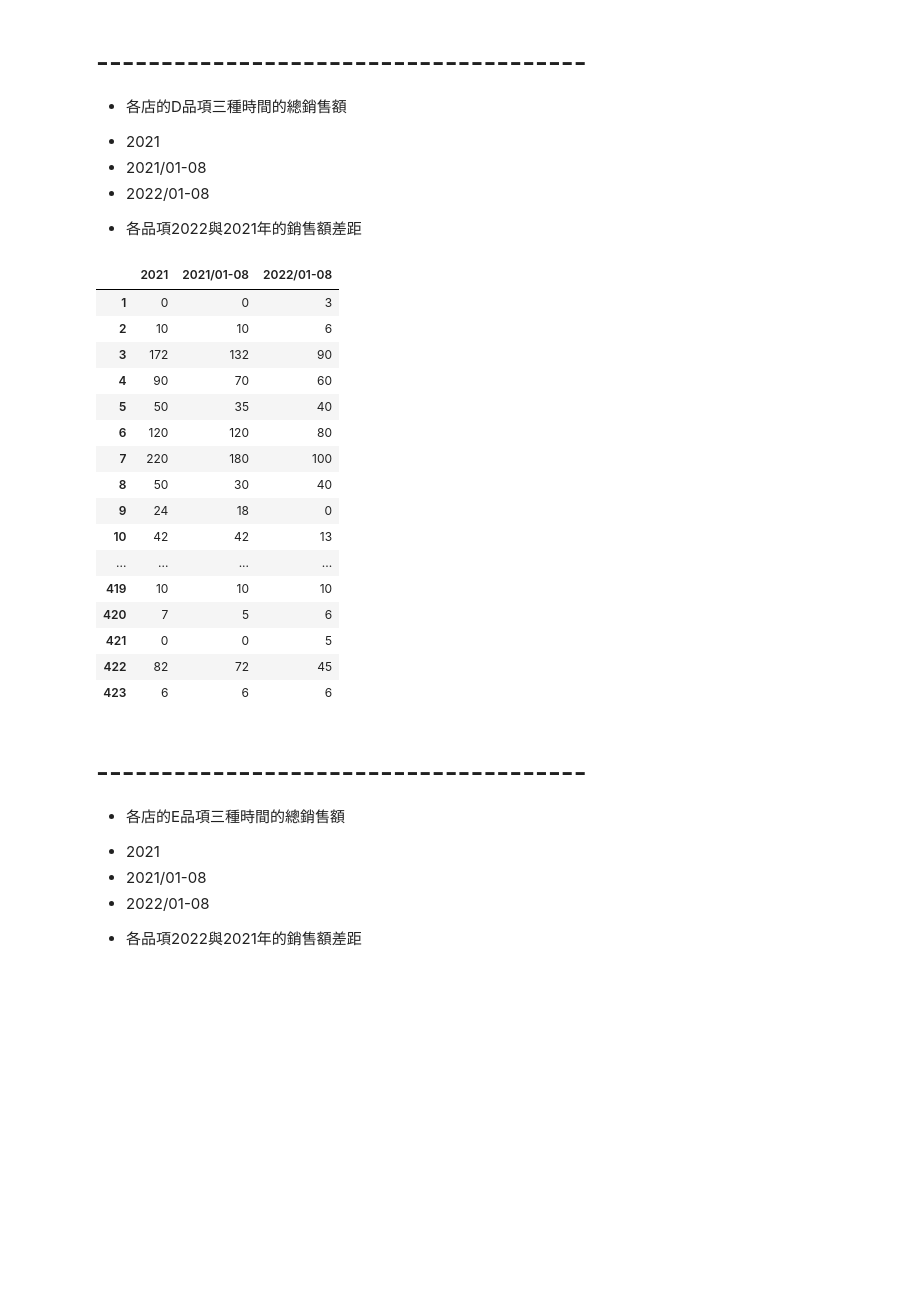
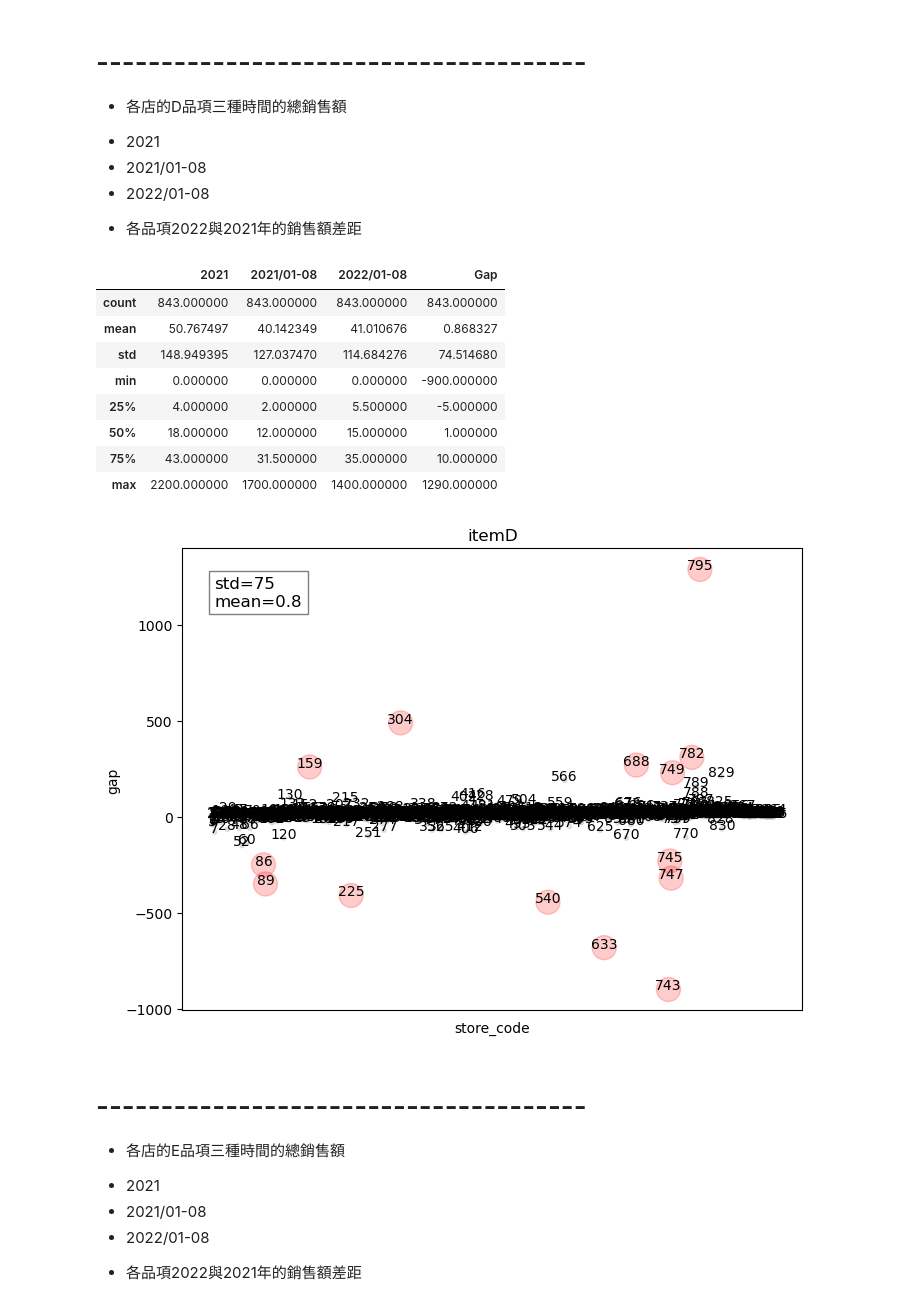
Before and after one commit to nana89823/Interview_test, a Jupyter notebook: 各店的各品項三種時間的總銷售額.ipynb, the cells around one changed output. Saved outputs shown, nothing was run; the diff lists cells and outputs as text; code cells hidden in the pictures; blank space fills up the shorter version.

```diff
--- a/各店的各品項三種時間的總銷售額.ipynb
+++ b/各店的各品項三種時間的總銷售額.ipynb
@@ -216,34 +285,63 @@ dfC
 totalByStore_2021_D = df[df.loc[:,"品項"] == "D"].loc[:,"2021/01":"2021/12"].apply(pd.to_numeric).sum(axis=1)
 totalByStore_1_8_2021_D = df[df.loc[:,"品項"] == "D"].loc[:,"2021/01":"2021/08"].apply(pd.to_numeric).sum(axis=1)
 totalByStore_1_8_2022_D = df[df.loc[:,"品項"] == "D"].loc[:,"2022/01":"2022/08"].apply(pd.to_numeric).sum(axis=1)
+Gap = totalByStore_1_8_2022_D - totalByStore_1_8_2021_D
 
 # 把index改成店家代號,才能判斷是哪間賣的
 totalByStore_2021_D.index = list(df.loc[2702:3544,"店家代號"])
 totalByStore_1_8_2021_D.index = list(df.loc[2702:3544,"店家代號"])
 totalByStore_1_8_2022_D.index = list(df.loc[2702:3544,"店家代號"])
+Gap.index = list(df.loc[2702:3544,"店家代號"])
 dfD = pd.DataFrame(totalByStore_2021_D ,columns=["2021"])
 dfD["2021/01-08"] = totalByStore_1_8_2021_D
 dfD["2022/01-08"] = totalByStore_1_8_2022_D
+dfD["Gap"] = Gap
 # %%
-dfD
+dfD.describe()
 # %% [output]
-|  | 2021 | 2021/01-08 | 2022/01-08 |
-| 1 | 0 | 0 | 3 |
-| 2 | 10 | 10 | 6 |
-| 3 | 172 | 132 | 90 |
-| 4 | 90 | 70 | 60 |
-| 5 | 50 | 35 | 40 |
-| 6 | 120 | 120 | 80 |
-| 7 | 220 | 180 | 100 |
-| 8 | 50 | 30 | 40 |
-| 9 | 24 | 18 | 0 |
-| 10 | 42 | 42 | 13 |
-| ... | ... | ... | ... |
-| 419 | 10 | 10 | 10 |
-| 420 | 7 | 5 | 6 |
-| 421 | 0 | 0 | 5 |
-| 422 | 82 | 72 | 45 |
-| 423 | 6 | 6 | 6 |
+|  | 2021 | 2021/01-08 | 2022/01-08 | Gap |
+| count | 843.000000 | 843.000000 | 843.000000 | 843.000000 |
+| mean | 50.767497 | 40.142349 | 41.010676 | 0.868327 |
+| std | 148.949395 | 127.037470 | 114.684276 | 74.514680 |
+| min | 0.000000 | 0.000000 | 0.000000 | -900.000000 |
+| 25% | 4.000000 | 2.000000 | 5.500000 | -5.000000 |
+| 50% | 18.000000 | 12.000000 | 15.000000 | 1.000000 |
+| 75% | 43.000000 | 31.500000 | 35.000000 | 10.000000 |
+| max | 2200.000000 | 1700.000000 | 1400.000000 | 1290.000000 |
+# %%
+import matplotlib.pyplot as plt
+import pandas as pd
+
+# 建立畫布和座標
+fig, ax = plt.subplots(figsize=(8, 6))
+
+# 設置點的大小
+colors = ['grey' if -221.2 < gap < 225.8 else 'red' for gap in dfD.loc[:,"Gap"]]
+sizes = [10 if  -221.2 < gap < 225.8 else 300 for gap in dfD.loc[:,"Gap"]]
+ax.scatter(dfD.index, dfD.loc[:,"Gap"], s=sizes, c=colors, alpha=0.2)
+
+# 新增店家代號標籤
+for i, txt in enumerate(dfD.index):
+    ax.annotate(txt, (dfD.index[i], dfD.loc[:,"Gap"][i]), ha='center')
+
+# 設置label在左上角
+plt.text(5.9,1100, 'std=75\nmean=0.8', fontsize=12, bbox=dict(facecolor='white', alpha=0.5))
+
+# 清空X軸上的刻度,不然太雜
+plt.xticks([])
+
+# 新增x,y的名稱
+ax.set_xlabel('store_code')
+ax.set_ylabel('gap')
+ax.set_title('itemD')
+
+# 匯出
+plt.savefig("ItemD_sotre")
+
+# 顯示圖表
+plt.show()
+# %% [output]
+[figure, added]
 # %% [markdown]
 # --------------------------------------
 *  各店的E品項三種時間的總銷售額
```
Also changed, not shown: parts of 23 cells of this notebook, 8 other files.
